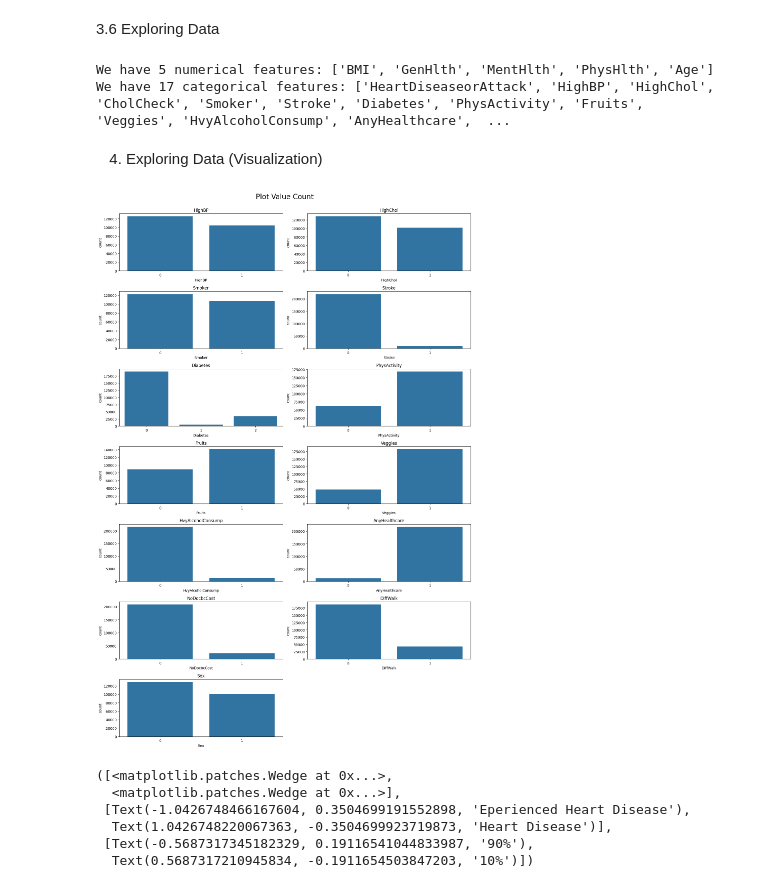
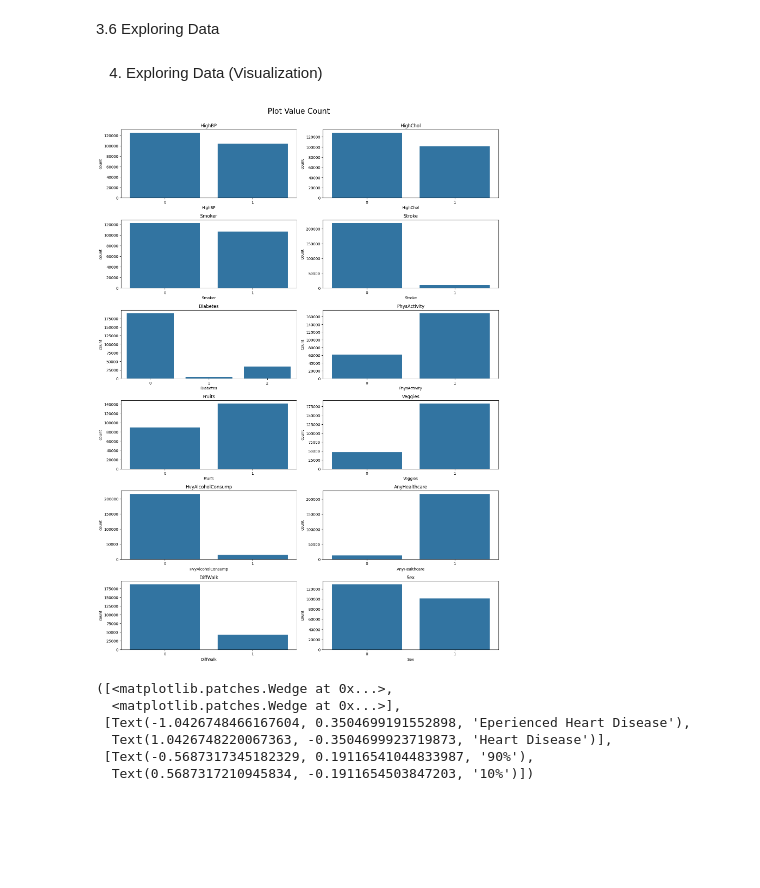
Before and after one commit to ksv-py/heart-disease-prediction, a Jupyter notebook: notebook/eda.ipynb, the cells around one changed output. Saved outputs shown, nothing was run; the diff lists cells and outputs as text; code cells hidden in the pictures; blank space fills up the shorter version.

```diff
--- a/notebook/eda.ipynb
+++ b/notebook/eda.ipynb
@@ -24,7 +24,7 @@ warnings.filterwarnings('ignore')
 # %% [markdown]
 Import the CSV data as Pandas DataFrame
 # %%
-df = pd.read_csv('data/heart_disease_health_indicators_BRFSS2015.csv')
+df = pd.read_csv('data/heart_disease.csv')
 # %% [markdown]
 Show Top 5 records
 # %%
@@ -179,6 +179,8 @@ Income                   8
 dtype: int64
 # %% [markdown]
 3.5 Check Statistics of data set
+# %%
+df.columns = df.columns.str.strip()
 # %%
 df.describe()
 # %% [output]
@@ -194,13 +196,28 @@ df.describe()
 8 rows × 22 columns
 # %% [markdown]
 3.6 Exploring Data
-# %%
-num_features = ['BMI', 'GenHlth', 'MentHlth', 'PhysHlth', 'Age']
-cat_features = ['HeartDiseaseorAttack', 'HighBP', 'HighChol', 'CholCheck', 'Smoker', 'Stroke', 'Diabetes', 'PhysActivity', 'Fruits', 'Veggies', 'HvyAlcoholConsump', 'AnyHealthcare', 'NoDocbcCost', 'DiffWalk', 'Sex', 'Education', 'Income']
-
-
-print('We have {} numerical features: {}'.format(len(num_features), num_features))
-print('We have {} categorical features: {}'.format(len(cat_features), cat_features))
-# %% [output]
-We have 5 numerical features: ['BMI', 'GenHlth', 'MentHlth', 'PhysHlth', 'Age']
-We have 17 categorical features: ['HeartDiseaseorAttack', 'HighBP', 'HighChol', 'CholCheck', 'Smoker', 'Stroke', 'Diabetes', 'PhysActivity', 'Fruits', 'Veggies', 'HvyAlcoholConsump', 'AnyHealthcare',  ...
+# %%
+bmi_bins = [0, 18.5, 24.9, 29.9, float('inf')]
+bmi_labels = ['Underweight', 'Normal', 'Overweight', 'Obese']
+df['BMI'] = pd.cut(df['BMI'], bins= bmi_bins, labels = bmi_labels, right=False)
+
+mental_health_bins = [0, 7, 14, 21, 30.1]  # Mental health score ranges
+mental_health_labels = ['Low', 'Mild', 'Moderate', 'Severe']  # Labels for the bins
+
+            # Apply pd.cut to categorize the 'Mental_Health_Score' column
+df['Mental_Health_Category'] = pd.cut(df['MentHlth'],
+                                    bins=mental_health_bins,
+                                    labels=mental_health_labels,
+                                    right=False)
+
+physical_health_bins = [0, 7, 14, 21, 30.1]  # Mental health score ranges
+physical_health_labels = ['Poor', 'Fair', 'Good', 'Excellent']  # Labels for the bins
+
+# Apply pd.cut to categorize the 'Mental_Health_Score' column
+df['Physical_Health_Category'] = pd.cut(df['PhysHlth'],
+                                    bins=physical_health_bins,
+                                    labels=physical_health_labels,
+                                    right=False)
+
+
+new_df = df.drop(['CholCheck','NoDocbcCost','Age','MentHlth','PhysHlth','Education','Income'], axis=1, inplace=True)
@@ -209,17 +229,17 @@ We have 17 categorical features: ['HeartDiseaseorAttack', 'HighBP', 'HighChol',
 # %%
 catcol = ['HighBP', 'HighChol', 'Smoker', 'Stroke', 'Diabetes',
                   'PhysActivity', 'Fruits', 'Veggies', 'HvyAlcoholConsump',
-                  'AnyHealthcare', 'NoDocbcCost', 'DiffWalk', 'Sex']
+                  'AnyHealthcare', 'DiffWalk', 'Sex']
 
 plt.figure(figsize=(15,40))
 for i,column in enumerate(catcol):
     plt.subplot(len(catcol), 2, i+1)
     plt.suptitle("Plot Value Count", fontsize=20, x=0.5, y=1)
     sns.countplot(data=df, x=column)
     plt.title(f"{column}")
     plt.tight_layout()
 # %% [output]
-[figure, old version]
+[figure, new version]
 # %%
 size = df.HeartDiseaseorAttack.value_counts()
 labels = ['Eperienced Heart Disease','Heart Disease']
```
Also changed, not shown: parts of 3 cells of this notebook, 17 other files.
